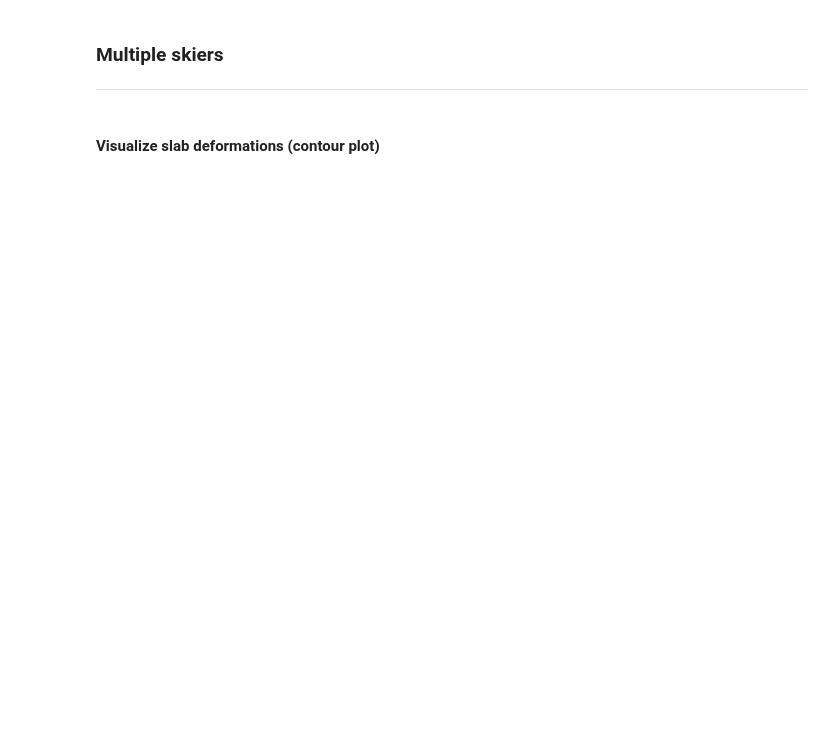
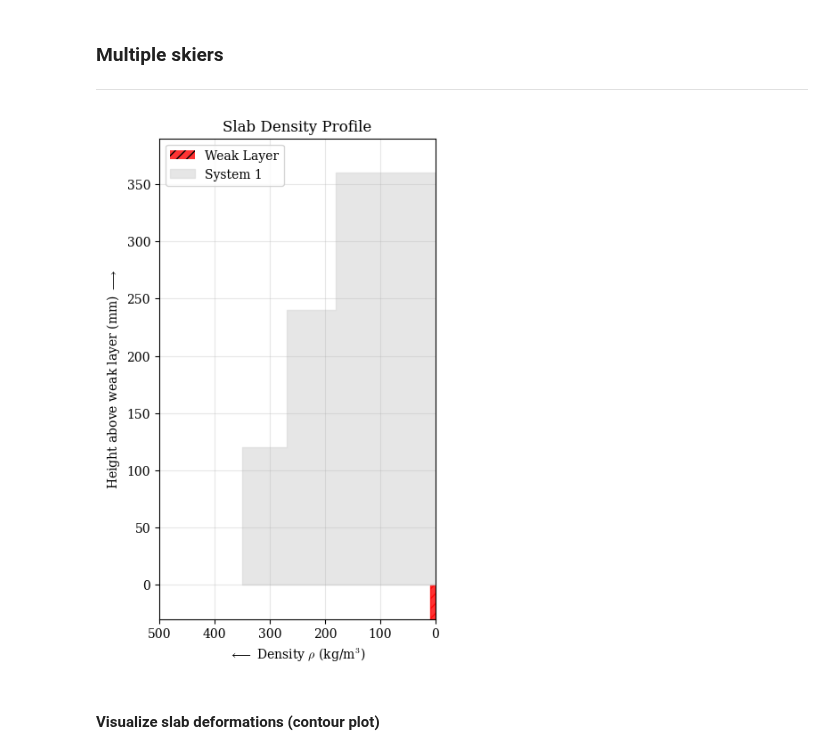
Before and after one commit to 2phi/weac, a Jupyter notebook: demo_weac2.ipynb, the cells around one changed output. Saved outputs shown, nothing was run; the diff lists cells and outputs as text; code cells hidden in the pictures; blank space fills up the shorter version.

```diff
--- a/demo_weac2.ipynb
+++ b/demo_weac2.ipynb
@@ -340,3 +272,35 @@ xsl_skiers, z_skiers, xwl_skiers = skiers_on_B.rasterize_solution(
+# %%
+# Skiers on B Profile
+skiers_on_b_layers = load_dummy_profile('b')
+skiers_config = ScenarioConfig(
+    system='skiers',
+    phi=-20,
+)
+skiers_segments = [
+    Segment(length=5e3, has_foundation=True, m=80),
+    Segment(length=10e2, has_foundation=True, m=80),
+    Segment(length=25e2, has_foundation=True, m=0),
+    Segment(length=3e2, has_foundation=False, m=0),
+    Segment(length=3e2, has_foundation=False, m=0),
+    Segment(length=5e3, has_foundation=True, m=0),
+]
+skiers_on_b_input = ModelInput(
+    scenario_config=skiers_config,
+    layers=skiers_on_b_layers,
+    segments=skiers_segments,
+)
+# Multiple skiers on slab with database profile B
+skiers_on_B = SystemModel(
+    model_input=skiers_on_b_input,
+)
+
+skiers_on_B_analyzer = Analyzer(skiers_on_B)
+xsl_skiers, z_skiers, xwl_skiers = skiers_on_B_analyzer.rasterize_solution()
+
+skiers_on_B_plotter = Plotter(skiers_on_B)
+skiers_on_B_plotter.plot_slab_profile()
+# %% [output]
+[figure, added]
 # %% [markdown]
 #### Visualize slab deformations (contour plot)
 # %%
```
Also changed, not shown: parts of 16 cells of this notebook, 12 other files.
